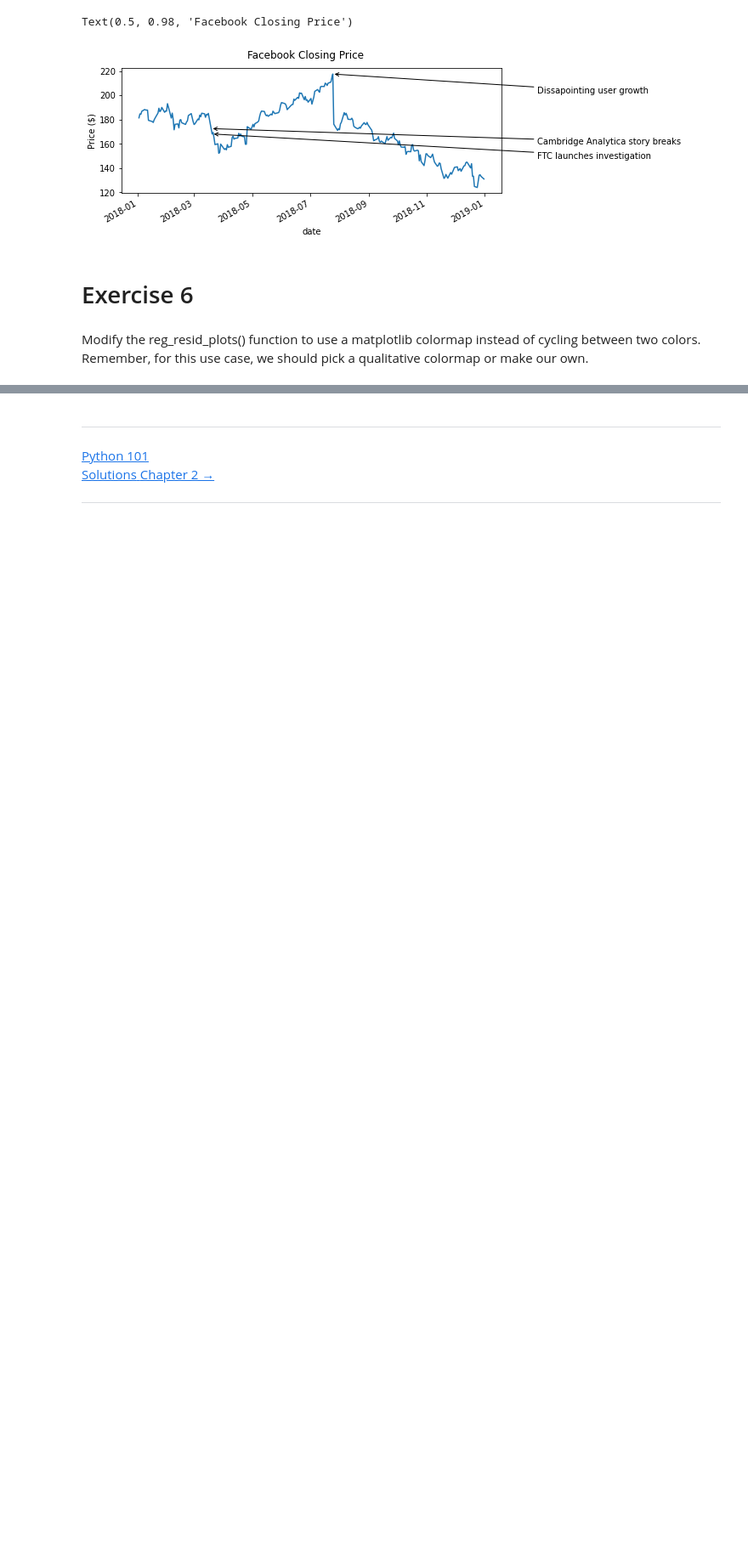
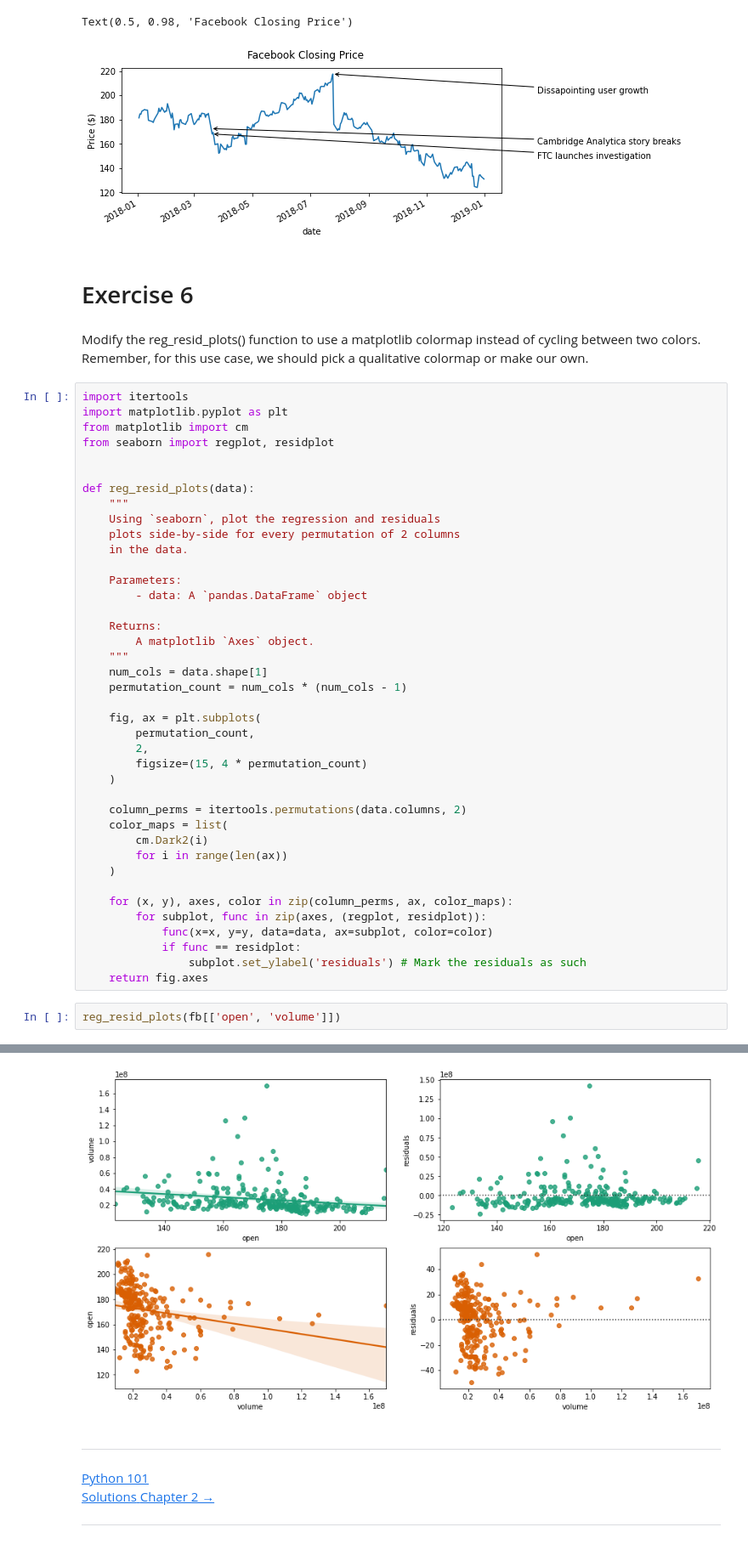
Before and after one commit to will-i-amv-books/Hands-On-Data-Analysis-with-Pandas-2nd-edition, a Jupyter notebook: ch_06/exercises.ipynb, the cells around one changed output, grey strips where cells are left out. Shown: that part at 85% size. Saved outputs shown, nothing was run; the diff lists cells and outputs as text; blank space fills up the shorter version.

```diff
--- a/ch_06/exercises.ipynb
+++ b/ch_06/exercises.ipynb
@@ -199,3 +199,46 @@ Text(0.5, 0.98, 'Facebook Closing Price')
 Modify the reg_resid_plots() function to use a matplotlib colormap
 instead of cycling between two colors. Remember, for this use case, we should
 pick a qualitative colormap or make our own.
+# %%
+import itertools
+import matplotlib.pyplot as plt
+from matplotlib import cm
+from seaborn import regplot, residplot
+
+
+def reg_resid_plots(data):
+    """
+    Using `seaborn`, plot the regression and residuals
+    plots side-by-side for every permutation of 2 columns
+    in the data.
+
+    Parameters:
+        - data: A `pandas.DataFrame` object
+
+    Returns:
+        A matplotlib `Axes` object.
+    """
+    num_cols = data.shape[1]
+    permutation_count = num_cols * (num_cols - 1)
+
+    fig, ax = plt.subplots(
+        permutation_count,
+        2,
+        figsize=(15, 4 * permutation_count)
+    )
+
+    column_perms = itertools.permutations(data.columns, 2)
+    color_maps = list(
+        cm.Dark2(i)
+        for i in range(len(ax))
+    )
+
+    for (x, y), axes, color in zip(column_perms, ax, color_maps):
+        for subplot, func in zip(axes, (regplot, residplot)):
+            func(x=x, y=y, data=data, ax=subplot, color=color)
+            if func == residplot:
+                subplot.set_ylabel('residuals') # Mark the residuals as such
+    return fig.axes
+# %%
+reg_resid_plots(fb[['open', 'volume']])
+# %% [output]
@@ -202,3 +249,4 @@ pick a qualitative colormap or make our own.
+[figure, added]
 # %% [markdown]
 <hr>
 <div style="overflow: hidden; margin-bottom: 10px;">
```
Also changed, not shown: parts of 1 cell of this notebook.
